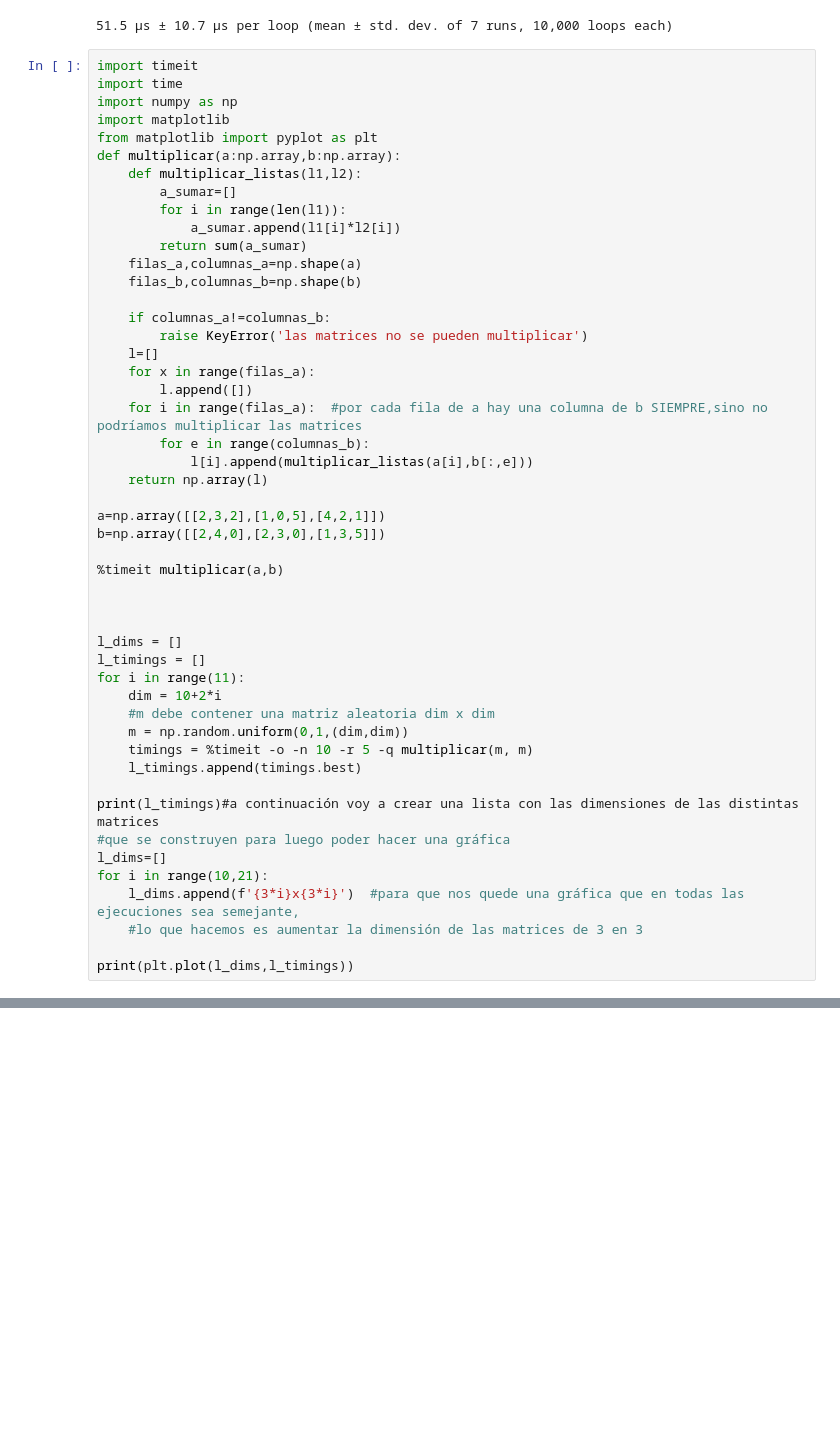
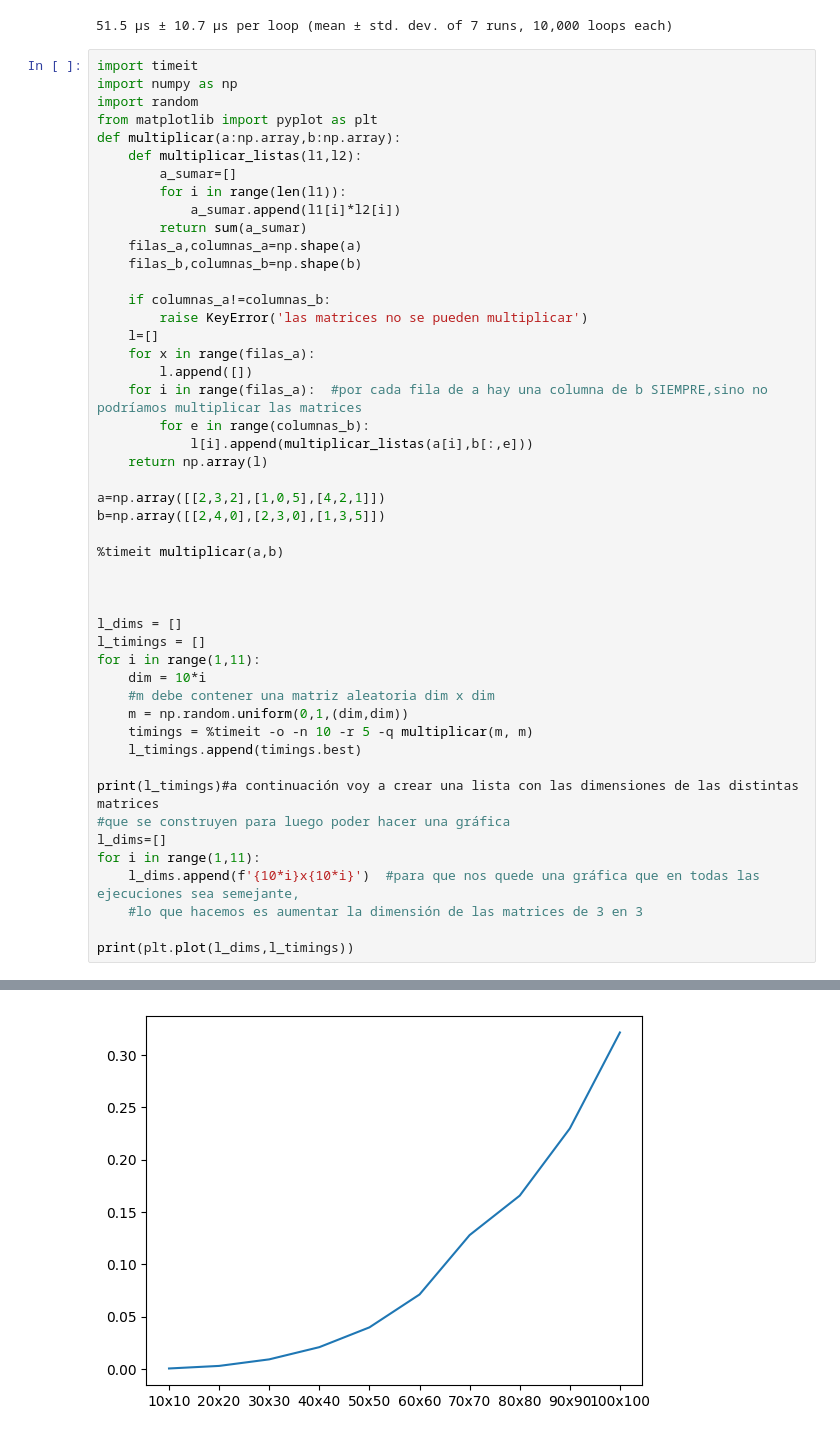
Before and after one commit to daviloncio/2o-cuatri, a Jupyter notebook: AN.ALGORITMOS PRACTICAS.ipynb, the cells around one changed output, grey strips where cells are left out. Saved outputs shown, nothing was run; the diff lists cells and outputs as text; blank space fills up the shorter version.

```diff
--- a/AN.ALGORITMOS PRACTICAS.ipynb
+++ b/AN.ALGORITMOS PRACTICAS.ipynb
@@ -44,9 +44,8 @@ for i in range(11):
 51.5 µs ± 10.7 µs per loop (mean ± std. dev. of 7 runs, 10,000 loops each)
 # %%
 import timeit
-import time
 import numpy as np
-import matplotlib
+import random
 from matplotlib import pyplot as plt
 def multiplicar(a:np.array,b:np.array):
     def multiplicar_listas(l1,l2):
@@ -76,8 +75,8 @@ b=np.array([[2,4,0],[2,3,0],[1,3,5]])
 
 l_dims = []
 l_timings = []
-for i in range(11):
-    dim = 10+2*i
+for i in range(1,11):
+    dim = 10*i
     #m debe contener una matriz aleatoria dim x dim
     m = np.random.uniform(0,1,(dim,dim))
     timings = %timeit -o -n 10 -r 5 -q multiplicar(m, m)
@@ -86,8 +85,8 @@ for i in range(11):
 print(l_timings)#a continuación voy a crear una lista con las dimensiones de las distintas matrices
 #que se construyen para luego poder hacer una gráfica
 l_dims=[]
-for i in range(10,21):
-    l_dims.append(f'{3*i}x{3*i}')  #para que nos quede una gráfica que en todas las ejecuciones sea semejante,
+for i in range(1,11):
+    l_dims.append(f'{10*i}x{10*i}')  #para que nos quede una gráfica que en todas las ejecuciones sea semejante,
     #lo que hacemos es aumentar la dimensión de las matrices de 3 en 3
 
 print(plt.plot(l_dims,l_timings))
@@ -95,0 +97 @@ ModuleNotFoundError: No module named 'matplotlib'
+[figure, added]
```
Also changed, not shown: parts of 5 cells of this notebook, 1 other file.
